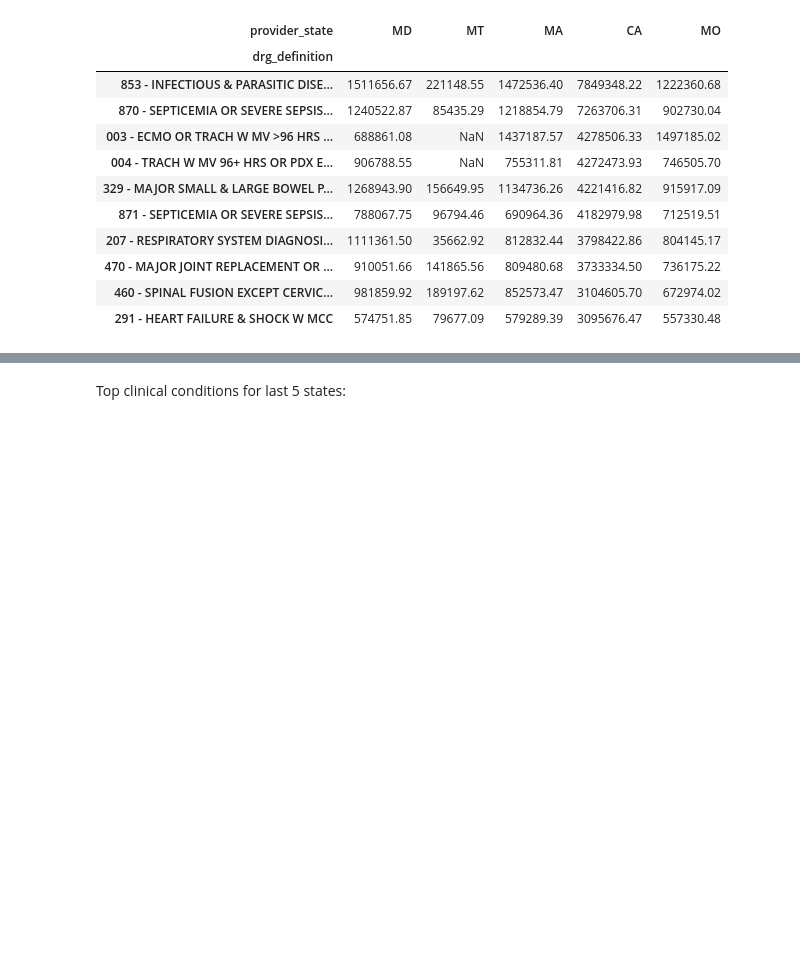
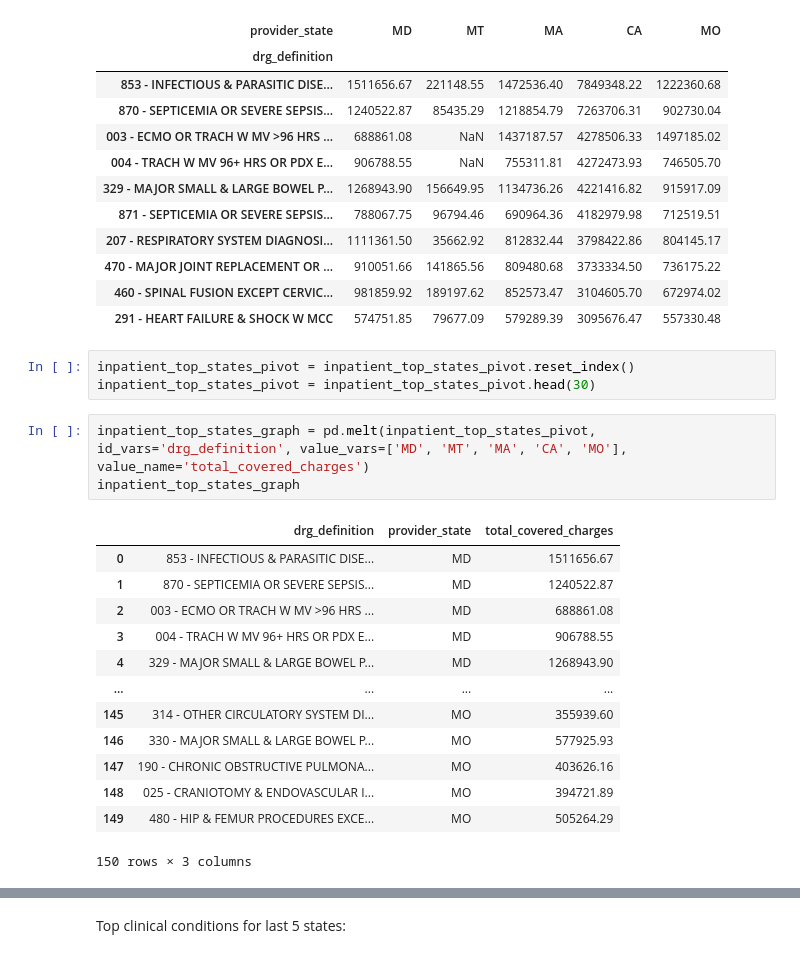
Before and after one commit to AnyiHuang/Analyzing-Inpatient-medical-expense-in-US, a Jupyter notebook: BA780_Team5A.ipynb, the cells around one changed output, grey strips where cells are left out. Drawn from its saved outputs; the diff is of its cells as text; blank space fills up the shorter version.

```diff
--- a/BA780_Team5A.ipynb
+++ b/BA780_Team5A.ipynb
@@ -374,3 +374,23 @@ inpatient_top_states_pivot.head(10)
 | 470 - MAJOR JOINT REPLACEMENT OR ... | 910051.66 | 141865.56 | 809480.68 | 3733334.50 | 736175.22 |
 | 460 - SPINAL FUSION EXCEPT CERVIC... | 981859.92 | 189197.62 | 852573.47 | 3104605.70 | 672974.02 |
 | 291 - HEART FAILURE & SHOCK W MCC | 574751.85 | 79677.09 | 579289.39 | 3095676.47 | 557330.48 |
+# %%
+inpatient_top_states_pivot = inpatient_top_states_pivot.reset_index()
+inpatient_top_states_pivot = inpatient_top_states_pivot.head(30)
+# %%
+inpatient_top_states_graph = pd.melt(inpatient_top_states_pivot, id_vars='drg_definition', value_vars=['MD', 'MT', 'MA', 'CA', 'MO'], value_name='total_covered_charges')
+inpatient_top_states_graph
+# %% [output]
+|  | drg_definition | provider_state | total_covered_charges |
+| 0 | 853 - INFECTIOUS & PARASITIC DISE... | MD | 1511656.67 |
+| 1 | 870 - SEPTICEMIA OR SEVERE SEPSIS... | MD | 1240522.87 |
+| 2 | 003 - ECMO OR TRACH W MV >96 HRS ... | MD | 688861.08 |
+| 3 | 004 - TRACH W MV 96+ HRS OR PDX E... | MD | 906788.55 |
+| 4 | 329 - MAJOR SMALL & LARGE BOWEL P... | MD | 1268943.90 |
+| ... | ... | ... | ... |
+| 145 | 314 - OTHER CIRCULATORY SYSTEM DI... | MO | 355939.60 |
+| 146 | 330 - MAJOR SMALL & LARGE BOWEL P... | MO | 577925.93 |
+| 147 | 190 - CHRONIC OBSTRUCTIVE PULMONA... | MO | 403626.16 |
+| 148 | 025 - CRANIOTOMY & ENDOVASCULAR I... | MO | 394721.89 |
+| 149 | 480 - HIP & FEMUR PROCEDURES EXCE... | MO | 505264.29 |
+150 rows × 3 columns
```
Also changed, not shown: parts of 7 cells of this notebook.
